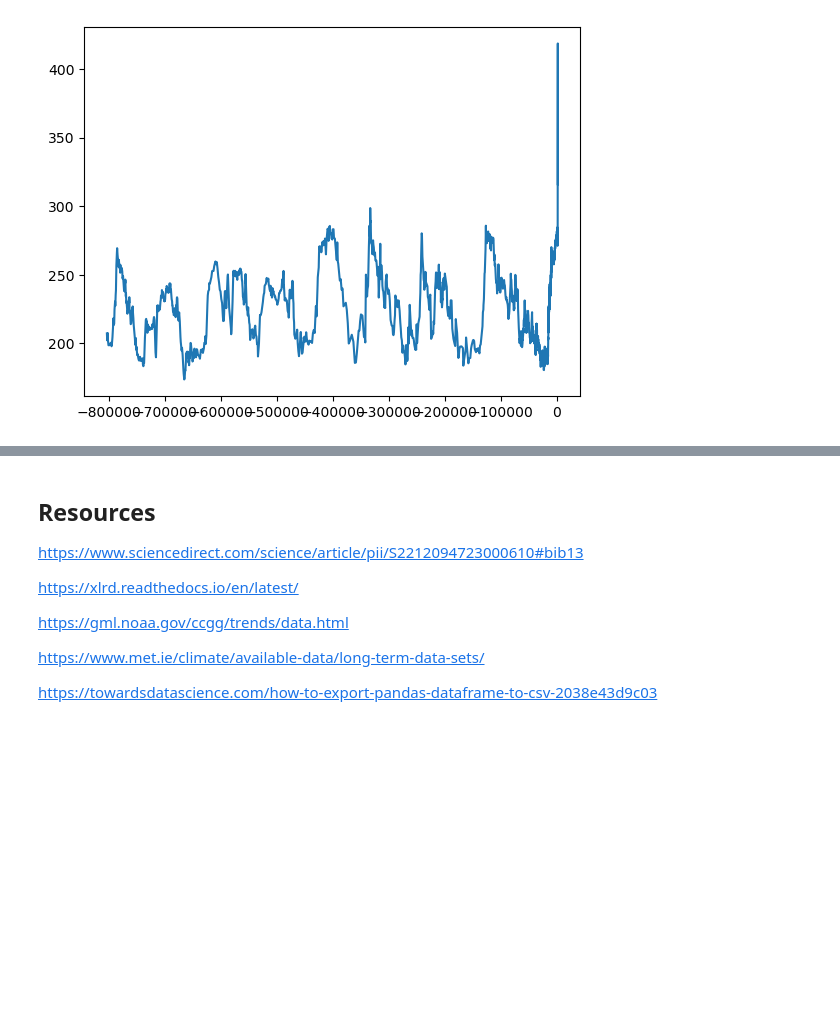
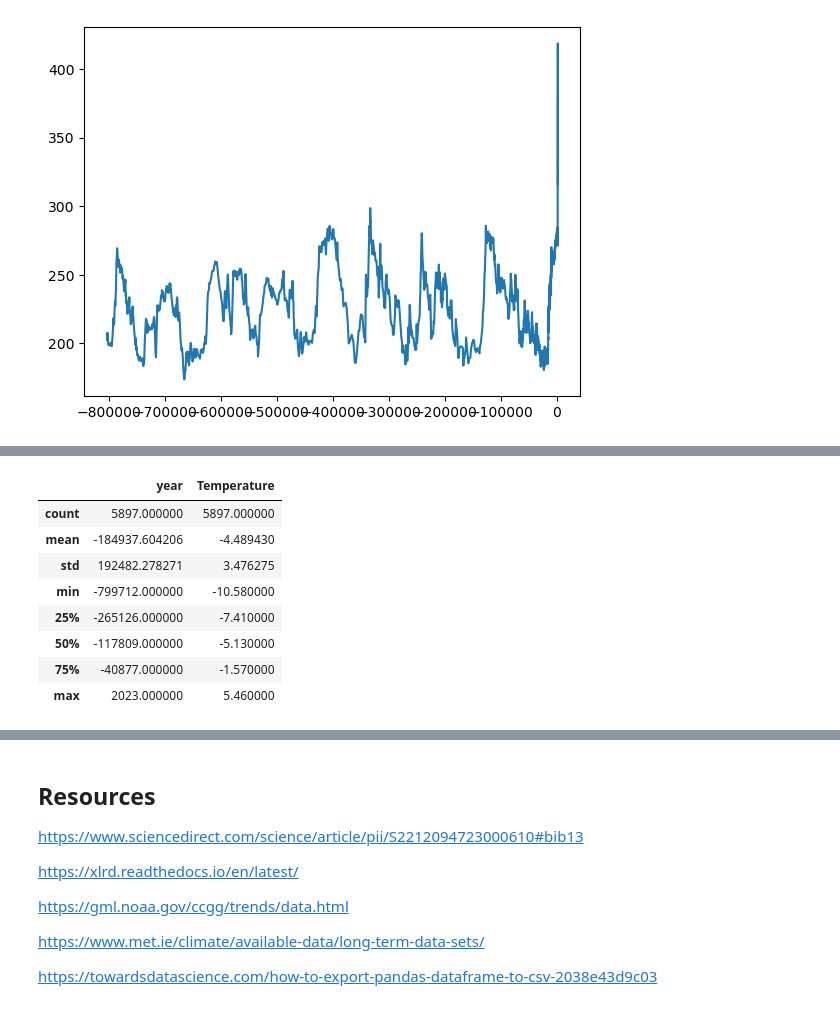
Before and after one commit to lgrealish/PfDA_Project_2, a Jupyter notebook: PfDA_Assignment2.ipynb, the cells around one changed output, grey strips where cells are left out. Saved outputs shown, nothing was run; the diff lists cells and outputs as text; code cells hidden in the pictures; blank space fills up the shorter version.

```diff
--- a/PfDA_Assignment2.ipynb
+++ b/PfDA_Assignment2.ipynb
@@ -179,0 +219,13 @@ temp.describe()
+# %%
+temp_merged = pd.concat([temp_NOAA, temp[['year', 'Temperature']]])
+temp_merged.describe()
+# %% [output]
+|  | year | Temperature |
+| count | 5897.000000 | 5897.000000 |
+| mean | -184937.604206 | -4.489430 |
+| std | 192482.278271 | 3.476275 |
+| min | -799712.000000 | -10.580000 |
+| 25% | -265126.000000 | -7.410000 |
+| 50% | -117809.000000 | -5.130000 |
+| 75% | -40877.000000 | -1.570000 |
+| max | 2023.000000 | 5.460000 |
```
Also changed, not shown: parts of 22 cells of this notebook, 6 other files.
